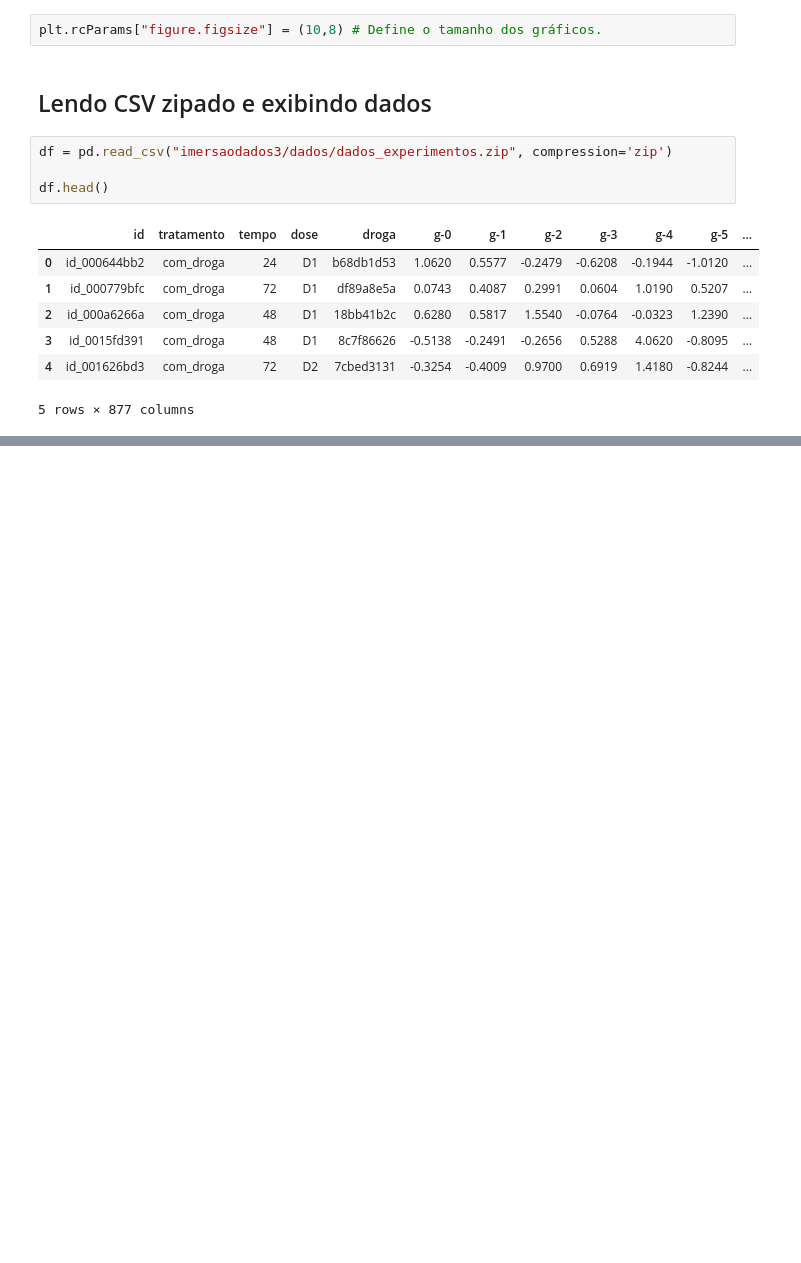
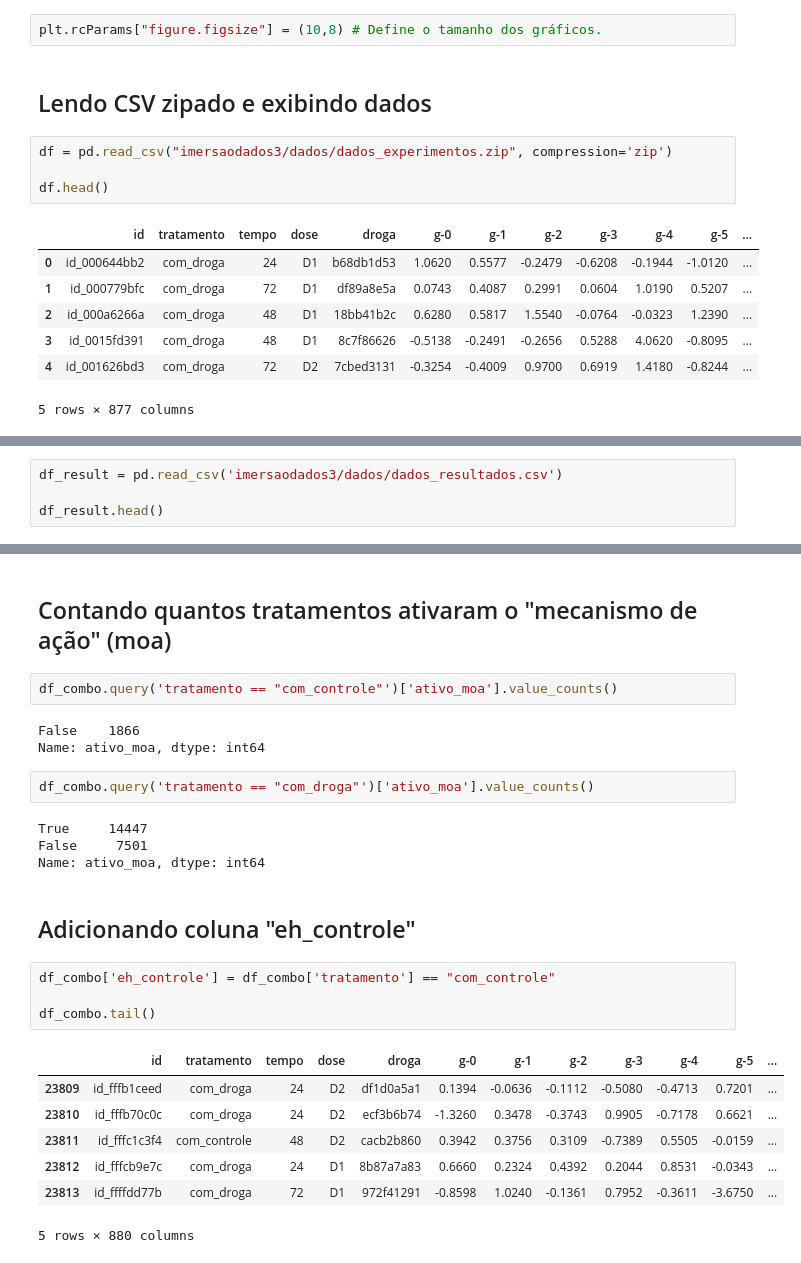
Before and after one commit to Crissky/imersaodados3, a Jupyter notebook: Aula4/4_Merge_de_dados_e_análise_de_resultados.ipynb, the cells around one changed output, grey strips where cells are left out. Cells and saved outputs as stored; diff of their text form; blank space fills up the shorter version.

```diff
--- a/Aula4/4_Merge_de_dados_e_análise_de_resultados.ipynb
+++ b/Aula4/4_Merge_de_dados_e_análise_de_resultados.ipynb
@@ -49,0 +63,4 @@ df.head()
+# %%
+df_result = pd.read_csv('imersaodados3/dados/dados_resultados.csv')
+
+df_result.head()
@@ -49,0 +201,27 @@ df.head()
+# %% [markdown]
+## Contando quantos tratamentos ativaram o "mecanismo de ação" (moa)
+# %%
+df_combo.query('tratamento == "com_controle"')['ativo_moa'].value_counts()
+# %% [output]
+False    1866
+Name: ativo_moa, dtype: int64
+# %%
+df_combo.query('tratamento == "com_droga"')['ativo_moa'].value_counts()
+# %% [output]
+True     14447
+False     7501
+Name: ativo_moa, dtype: int64
+# %% [markdown]
+## Adicionando coluna "eh_controle"
+# %%
+df_combo['eh_controle'] = df_combo['tratamento'] == "com_controle"
+
+df_combo.tail()
+# %% [output]
+|  | id | tratamento | tempo | dose | droga | g-0 | g-1 | g-2 | g-3 | g-4 | g-5 | ... |
+| 23809 | id_fffb1ceed | com_droga | 24 | D2 | df1d0a5a1 | 0.1394 | -0.0636 | -0.1112 | -0.5080 | -0.4713 | 0.7201 | ... |
+| 23810 | id_fffb70c0c | com_droga | 24 | D2 | ecf3b6b74 | -1.3260 | 0.3478 | -0.3743 | 0.9905 | -0.7178 | 0.6621 | ... |
+| 23811 | id_fffc1c3f4 | com_controle | 48 | D2 | cacb2b860 | 0.3942 | 0.3756 | 0.3109 | -0.7389 | 0.5505 | -0.0159 | ... |
+| 23812 | id_fffcb9e7c | com_droga | 24 | D1 | 8b87a7a83 | 0.6660 | 0.2324 | 0.4392 | 0.2044 | 0.8531 | -0.0343 | ... |
+| 23813 | id_ffffdd77b | com_droga | 72 | D1 | 972f41291 | -0.8598 | 1.0240 | -0.1361 | 0.7952 | -0.3611 | -3.6750 | ... |
+5 rows × 880 columns
```
Also changed, not shown: parts of 27 cells of this notebook.
